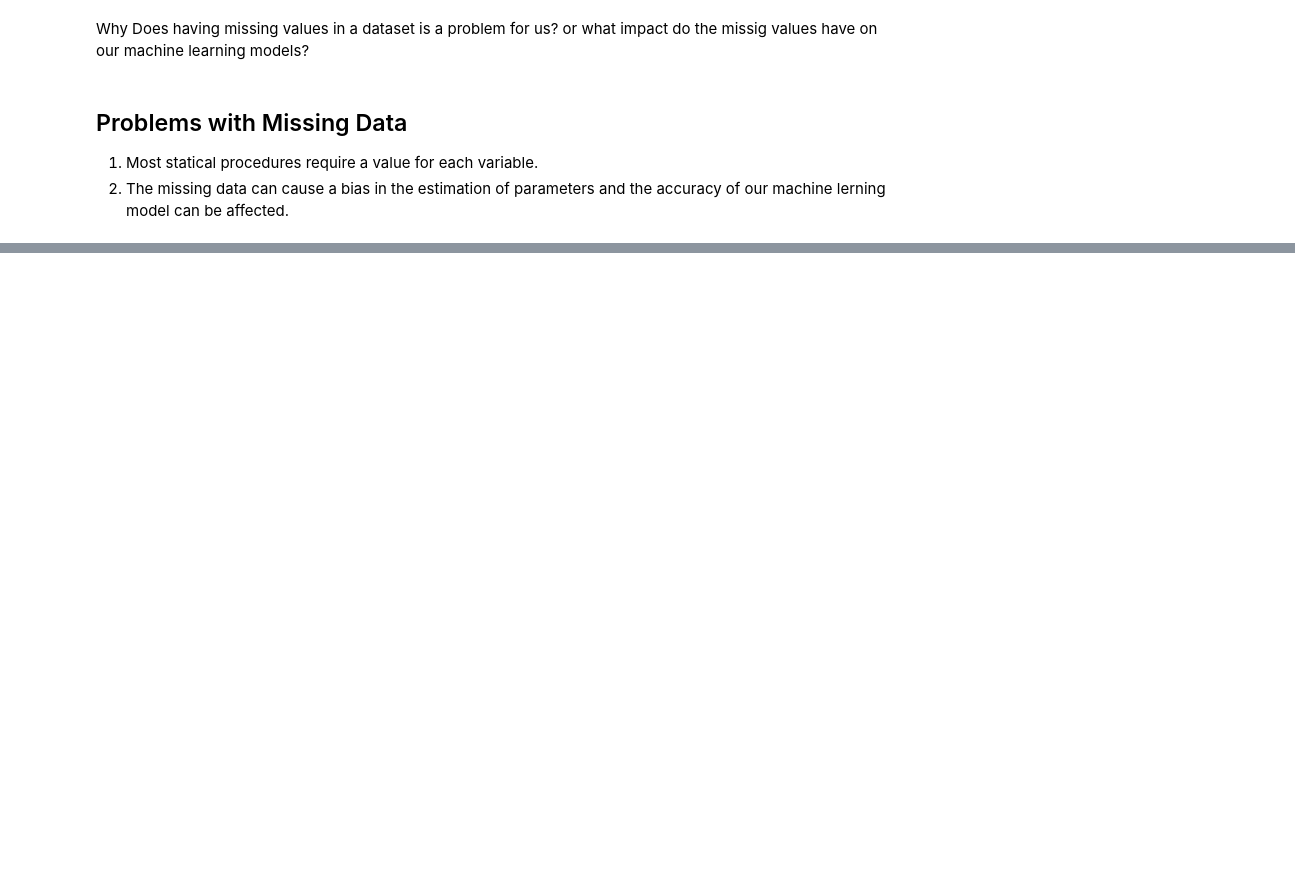
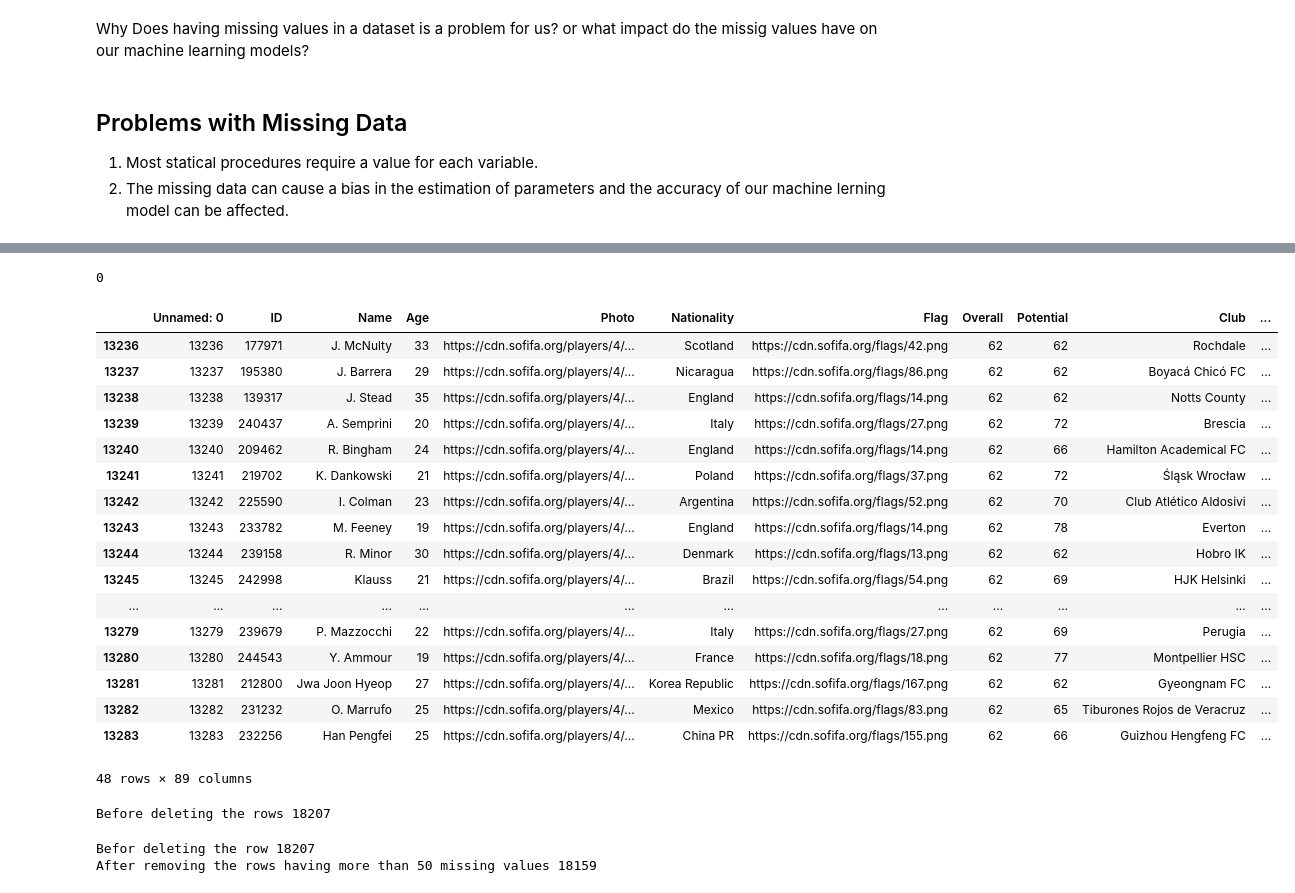
Before and after one commit to ChandimalPriyamantha/Artificial-Intelligence-code-experiments, a Jupyter notebook: Artificial Intelligence/S01-Python-Fundamental.ipynb, the cells around one changed output, grey strips where cells are left out. Saved outputs shown, nothing was run; the diff lists cells and outputs as text; code cells hidden in the pictures; blank space fills up the shorter version.

Commit message:
Missing Values

```diff
--- a/Artificial Intelligence/S01-Python-Fundamental.ipynb
+++ b/Artificial Intelligence/S01-Python-Fundamental.ipynb
@@ -2290,0 +2337,3 @@ Why Does having missing values in a dataset is a problem for us? or what impact
+# %%
+#Reading the dataset
+data=pd.read_csv("fifa.csv")
@@ -2290,0 +2400,40 @@ Why Does having missing values in a dataset is a problem for us? or what impact
+# %%
+#checking if there is any row having all the values missing
+
+data.isnull().all(axis=1).sum()
+# There is no row having all the values missing
+# %% [output]
+0
+# %%
+#cheking for the rows which have missing values greater tahn 50
+data[data.isnull().sum(axis=1)>50]
+# %% [output]
+|  | Unnamed: 0 | ID | Name | Age | Photo | Nationality | Flag | Overall | Potential | Club | ... |
+| 13236 | 13236 | 177971 | J. McNulty | 33 | https://cdn.sofifa.org/players/4/... | Scotland | https://cdn.sofifa.org/flags/42.png | 62 | 62 | Rochdale | ... |
+| 13237 | 13237 | 195380 | J. Barrera | 29 | https://cdn.sofifa.org/players/4/... | Nicaragua | https://cdn.sofifa.org/flags/86.png | 62 | 62 | Boyacá Chicó FC | ... |
+| 13238 | 13238 | 139317 | J. Stead | 35 | https://cdn.sofifa.org/players/4/... | England | https://cdn.sofifa.org/flags/14.png | 62 | 62 | Notts County | ... |
+| 13239 | 13239 | 240437 | A. Semprini | 20 | https://cdn.sofifa.org/players/4/... | Italy | https://cdn.sofifa.org/flags/27.png | 62 | 72 | Brescia | ... |
+| 13240 | 13240 | 209462 | R. Bingham | 24 | https://cdn.sofifa.org/players/4/... | England | https://cdn.sofifa.org/flags/14.png | 62 | 66 | Hamilton Academical FC | ... |
+| 13241 | 13241 | 219702 | K. Dankowski | 21 | https://cdn.sofifa.org/players/4/... | Poland | https://cdn.sofifa.org/flags/37.png | 62 | 72 | Śląsk Wrocław | ... |
+| 13242 | 13242 | 225590 | I. Colman | 23 | https://cdn.sofifa.org/players/4/... | Argentina | https://cdn.sofifa.org/flags/52.png | 62 | 70 | Club Atlético Aldosivi | ... |
+| 13243 | 13243 | 233782 | M. Feeney | 19 | https://cdn.sofifa.org/players/4/... | England | https://cdn.sofifa.org/flags/14.png | 62 | 78 | Everton | ... |
+| 13244 | 13244 | 239158 | R. Minor | 30 | https://cdn.sofifa.org/players/4/... | Denmark | https://cdn.sofifa.org/flags/13.png | 62 | 62 | Hobro IK | ... |
+| 13245 | 13245 | 242998 | Klauss | 21 | https://cdn.sofifa.org/players/4/... | Brazil | https://cdn.sofifa.org/flags/54.png | 62 | 69 | HJK Helsinki | ... |
+| ... | ... | ... | ... | ... | ... | ... | ... | ... | ... | ... | ... |
+| 13279 | 13279 | 239679 | P. Mazzocchi | 22 | https://cdn.sofifa.org/players/4/... | Italy | https://cdn.sofifa.org/flags/27.png | 62 | 69 | Perugia | ... |
+| 13280 | 13280 | 244543 | Y. Ammour | 19 | https://cdn.sofifa.org/players/4/... | France | https://cdn.sofifa.org/flags/18.png | 62 | 77 | Montpellier HSC | ... |
+| 13281 | 13281 | 212800 | Jwa Joon Hyeop | 27 | https://cdn.sofifa.org/players/4/... | Korea Republic | https://cdn.sofifa.org/flags/167.png | 62 | 62 | Gyeongnam FC | ... |
+| 13282 | 13282 | 231232 | O. Marrufo | 25 | https://cdn.sofifa.org/players/4/... | Mexico | https://cdn.sofifa.org/flags/83.png | 62 | 65 | Tiburones Rojos de Veracruz | ... |
+| 13283 | 13283 | 232256 | Han Pengfei | 25 | https://cdn.sofifa.org/players/4/... | China PR | https://cdn.sofifa.org/flags/155.png | 62 | 66 | Guizhou Hengfeng FC | ... |
+48 rows × 89 columns
+# %%
+print("Before deleting the rows",data.shape[0])
+# %% [output]
+Before deleting the rows 18207
+# %%
+print("Befor deleting the row",data.shape[0])
+data=data[data.isnull().sum(axis=1)<=50]
+print("After removing the rows having more than 50 missing values",data.shape[0])
+# %% [output]
+Befor deleting the row 18207
+After removing the rows having more than 50 missing values 18159
```
Also changed, not shown: parts of 15 cells of this notebook, 1 other file.
